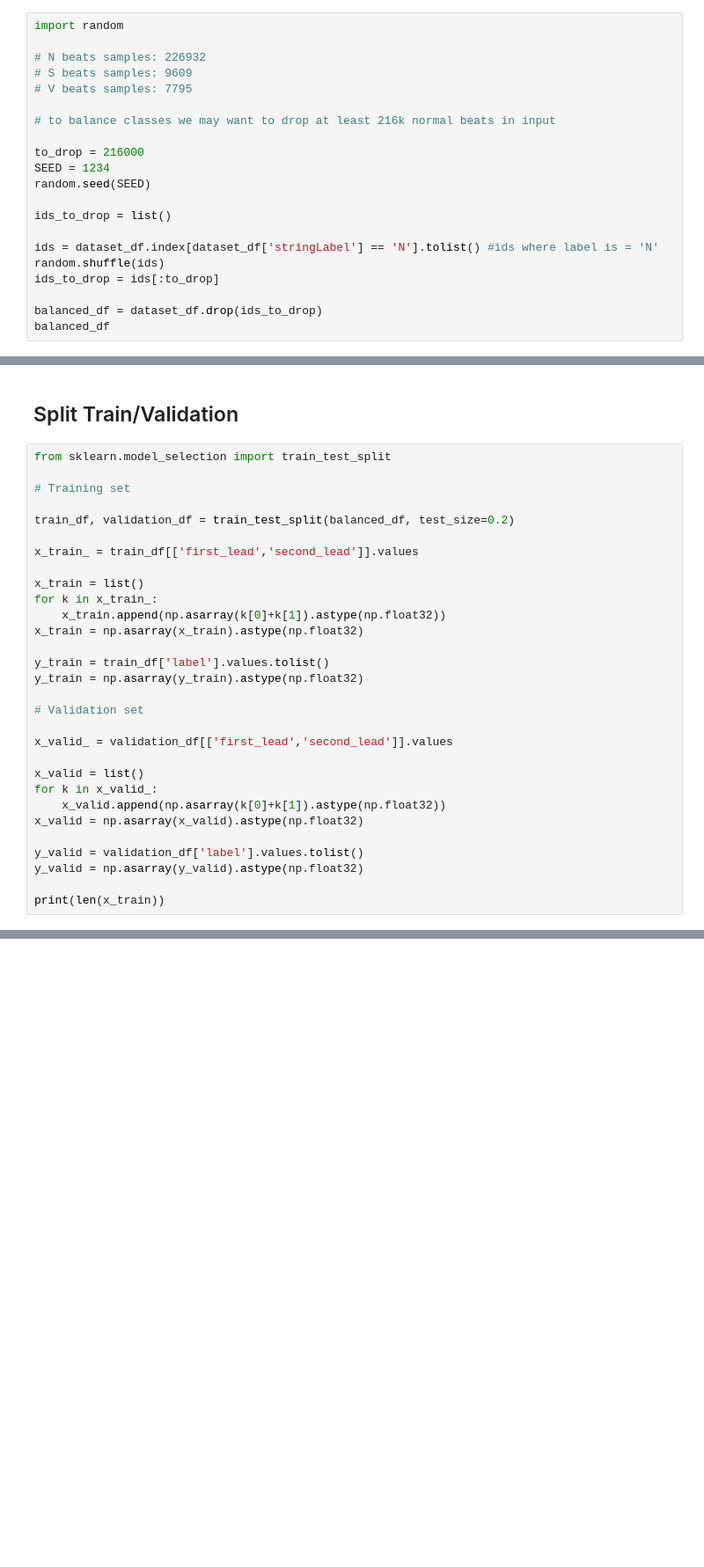
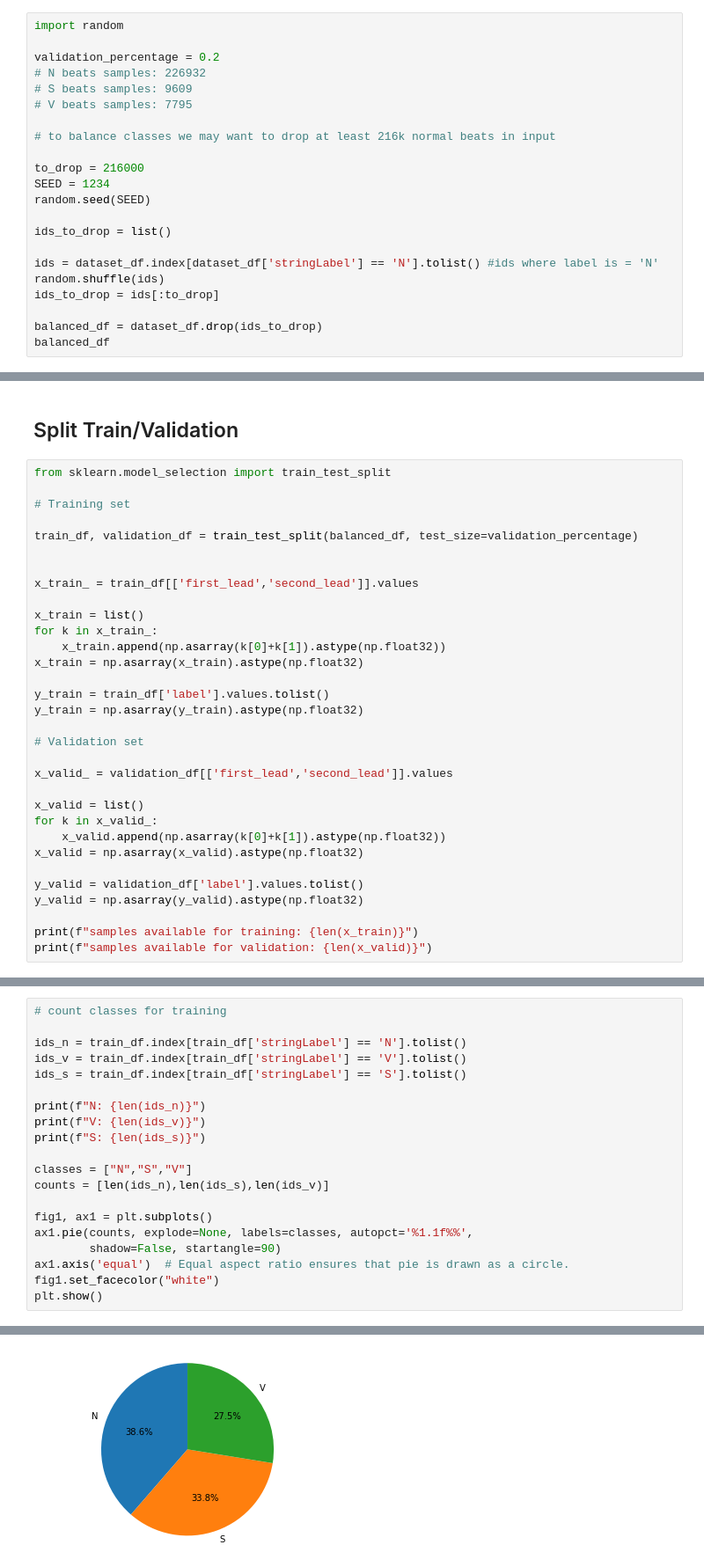
Before and after one commit to simonetome/Heartbeat-NSV-classification, a Jupyter notebook: DataVisualization.ipynb, the cells around one changed output, grey strips where cells are left out. Shown: that part at 88% size. Cells and saved outputs as stored; diff of their text form; blank space fills up the shorter version.

```diff
--- a/DataVisualization.ipynb
+++ b/DataVisualization.ipynb
@@ -299,6 +312,7 @@ Balance classes
 # %%
 import random
 
+validation_percentage = 0.2
 # N beats samples: 226932
 # S beats samples: 9609
 # V beats samples: 7795
@@ -361,7 +375,8 @@ from sklearn.model_selection import train_test_split
 
 # Training set
 
-train_df, validation_df = train_test_split(balanced_df, test_size=0.2)
+train_df, validation_df = train_test_split(balanced_df, test_size=validation_percentage)
+
 
 x_train_ = train_df[['first_lead','second_lead']].values
 
@@ -385,5 +400,6 @@ x_valid = np.asarray(x_valid).astype(np.float32)
 y_valid = validation_df['label'].values.tolist()
 y_valid = np.asarray(y_valid).astype(np.float32)
 
-print(len(x_train))
+print(f"samples available for training: {len(x_train)}")
+print(f"samples available for validation: {len(x_valid)}")
 # %% [output]
@@ -390,0 +408,21 @@ print(len(x_train))
+# %%
+# count classes for training
+
+ids_n = train_df.index[train_df['stringLabel'] == 'N'].tolist()
+ids_v = train_df.index[train_df['stringLabel'] == 'V'].tolist()
+ids_s = train_df.index[train_df['stringLabel'] == 'S'].tolist()
+
+print(f"N: {len(ids_n)}")
+print(f"V: {len(ids_v)}")
+print(f"S: {len(ids_s)}")
+
+classes = ["N","S","V"]
+counts = [len(ids_n),len(ids_s),len(ids_v)]
+
+fig1, ax1 = plt.subplots()
+ax1.pie(counts, explode=None, labels=classes, autopct='%1.1f%%',
+        shadow=False, startangle=90)
+ax1.axis('equal')  # Equal aspect ratio ensures that pie is drawn as a circle.
+fig1.set_facecolor("white")
+plt.show()
+# %% [output]
@@ -390,0 +432 @@ print(len(x_train))
+[figure, added]
```
Also changed, not shown: parts of 9 cells of this notebook.
